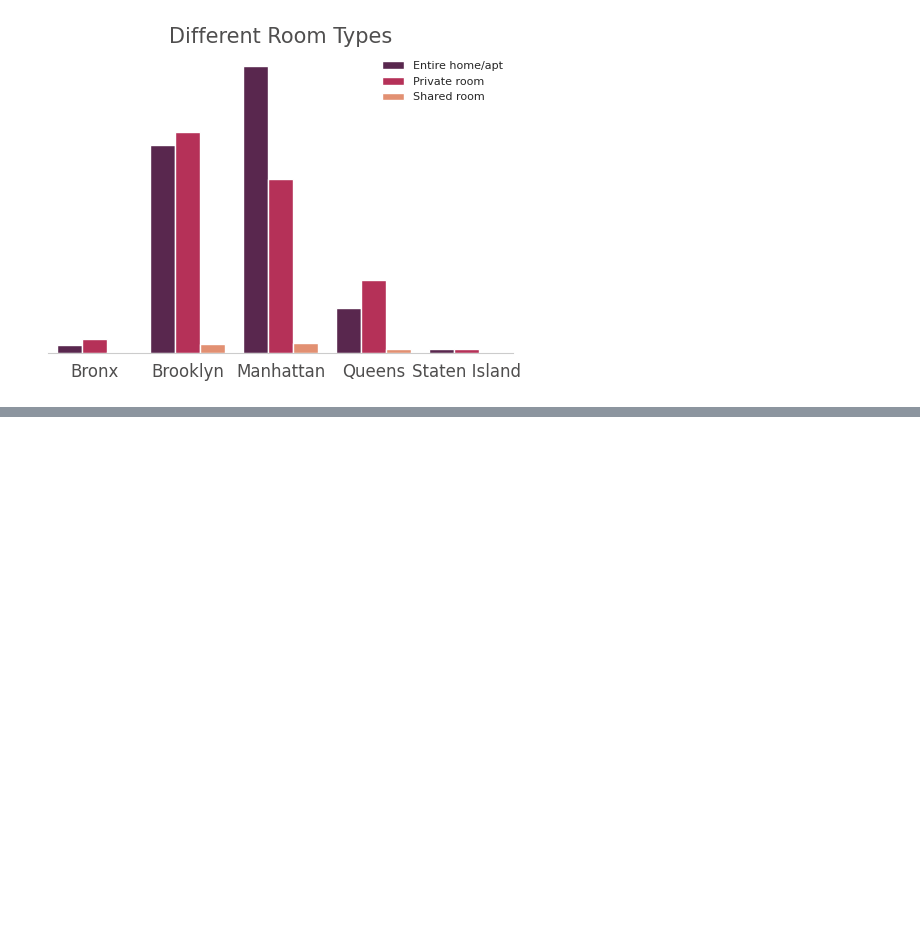
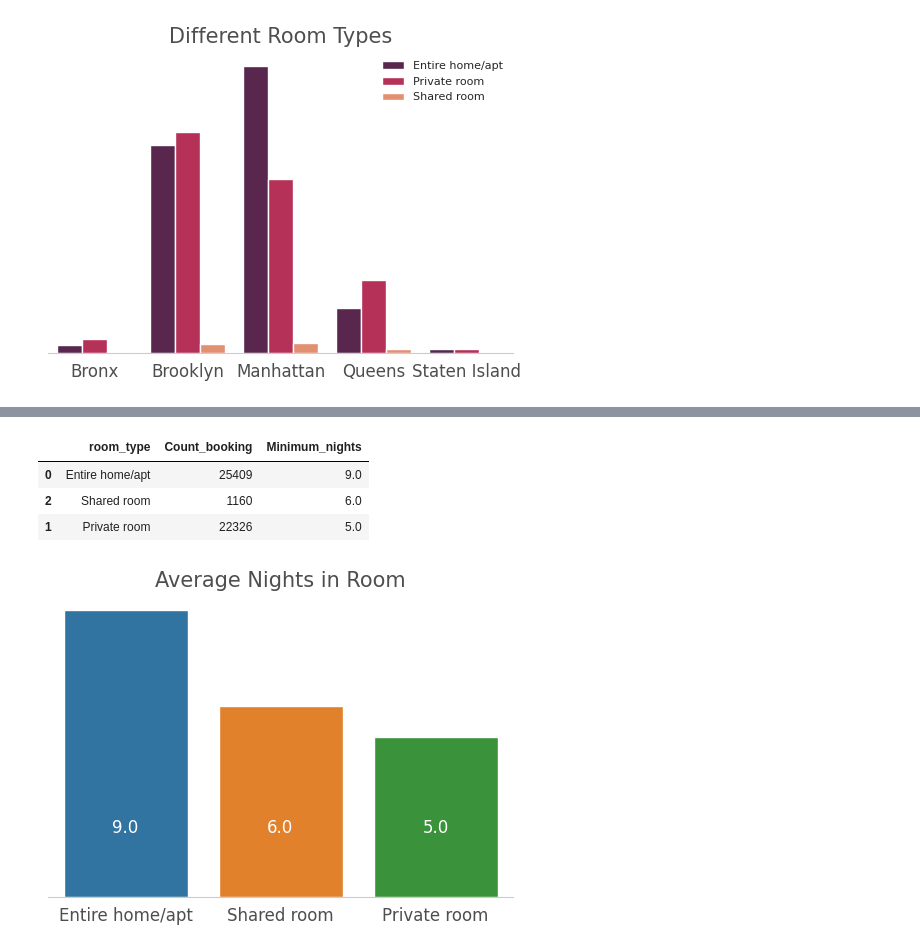
Before and after one commit to ankitkrtiwari7/my_first_analysis-AIRBNB, a Jupyter notebook: airbnbn_github.ipynb, the cells around one changed output, grey strips where cells are left out. Saved outputs shown, nothing was run; the diff lists cells and outputs as text; code cells hidden in the pictures; blank space fills up the shorter version.

```diff
--- a/airbnbn_github.ipynb
+++ b/airbnbn_github.ipynb
@@ -328,0 +366,33 @@ sns.despine(left = True);
+# %%
+
+# Creating data Frame for the Avg amount of minimum nights
+
+f = {'host_id':['count'],'minimum_nights' :['mean']}  # variable to be used for Agg function
+
+DF3 = df[['host_id','room_type','minimum_nights']].groupby(['room_type']).agg(f).reset_index()   # creating the dataframe
+
+DF3.columns = ['room_type','Count_booking','Minimum_nights']
+
+DF3['Minimum_nights'] = DF3.Minimum_nights.round()
+DF3.sort_values('Minimum_nights',ascending = False,inplace = True)
+# %%
+DF3
+# %% [output]
+|  | room_type | Count_booking | Minimum_nights |
+| 0 | Entire home/apt | 25409 | 9.0 |
+| 2 | Shared room | 1160 | 6.0 |
+| 1 | Private room | 22326 | 5.0 |
+# %%
+sns.set_style('whitegrid')
+sns.barplot(data= DF3,x = 'room_type',y = 'Minimum_nights')
+plt.xlabel('')
+plt.ylabel('')
+plt.title('Average Nights in Room', size=15, color='#4f4e4e')
+plt.xticks(size=12, color='#4f4e4e')
+plt.yticks([], [])
+plt.text(x=0, y=2, s=DF3.loc[0,'Minimum_nights'], color='white', fontsize=12, horizontalalignment='center')
+plt.text(x=1, y=2, s=DF3.loc[2,'Minimum_nights'], color='white', fontsize=12, horizontalalignment='center')
+plt.text(x=2, y=2, s=DF3.loc[1,'Minimum_nights'], color='white', fontsize=12, horizontalalignment='center')
+sns.despine(left=True);
+# %% [output]
+[figure, added]
```
Also changed, not shown: parts of 21 cells of this notebook.
